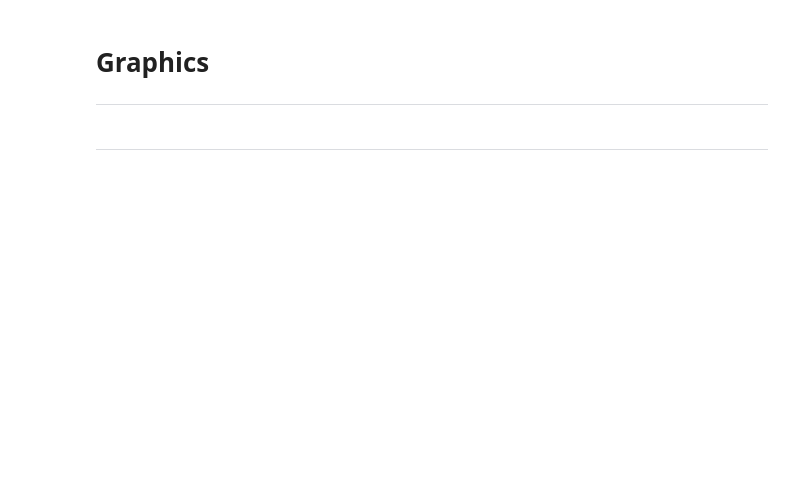
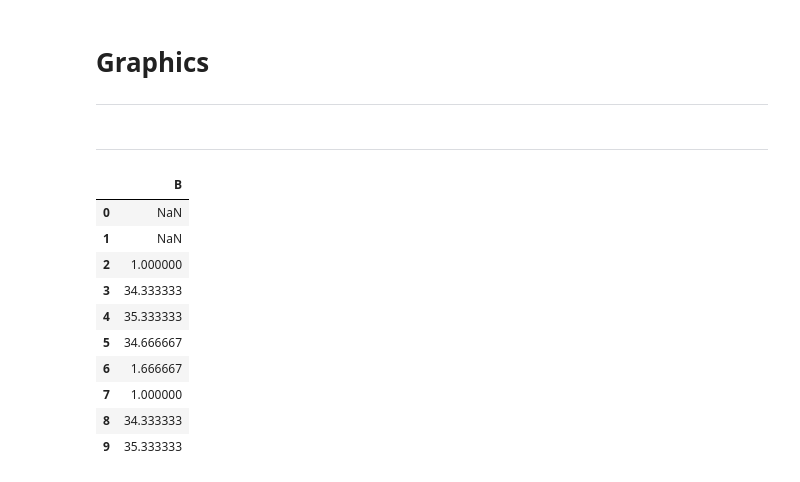
Before and after one commit to raphaelattias/apple-stock-analytics, a Jupyter notebook: raph_jtm.ipynb, the cells around one changed output. Cells and saved outputs as stored; diff of their text form; code cells hidden in the pictures; blank space fills up the shorter version.

```diff
--- a/raph_jtm.ipynb
+++ b/raph_jtm.ipynb
@@ -365,3 +547,18 @@ print(get_page_views_per_year('Shameel Joosub', 2015))
 yolo = filtered_quotes.copy()
 yolo['year'] = filtered_quotes.date.apply(lambda date: date.year)
 display(yolo)
+# %%
+try_ = pd.DataFrame({'B': [0, 1, 2, 100, 4, 0, 1, 2, 100, 4]})
+try_.rolling(window = 3).mean()
+# %% [output]
+|  | B |
+| 0 | NaN |
+| 1 | NaN |
+| 2 | 1.000000 |
+| 3 | 34.333333 |
+| 4 | 35.333333 |
+| 5 | 34.666667 |
+| 6 | 1.666667 |
+| 7 | 1.000000 |
+| 8 | 34.333333 |
+| 9 | 35.333333 |
```
Also changed, not shown: parts of 20 cells of this notebook.
